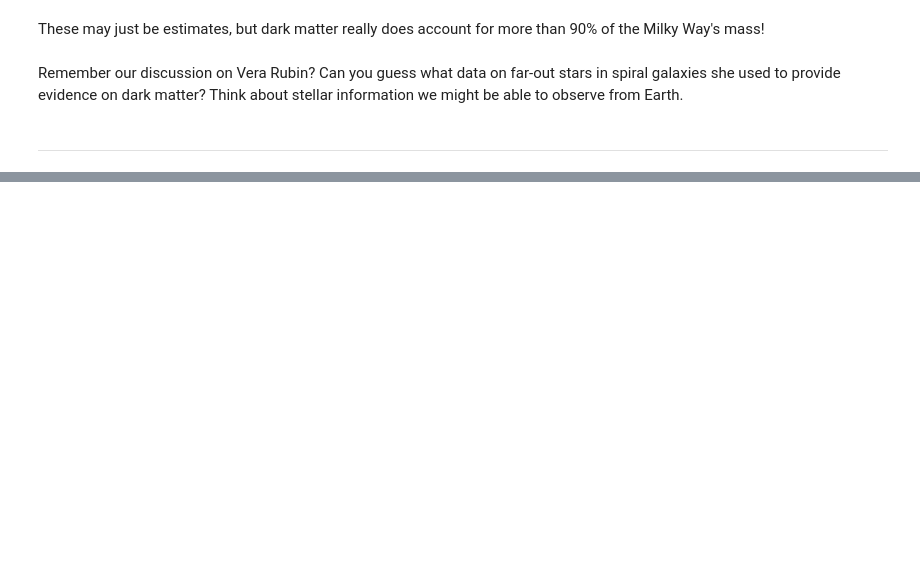
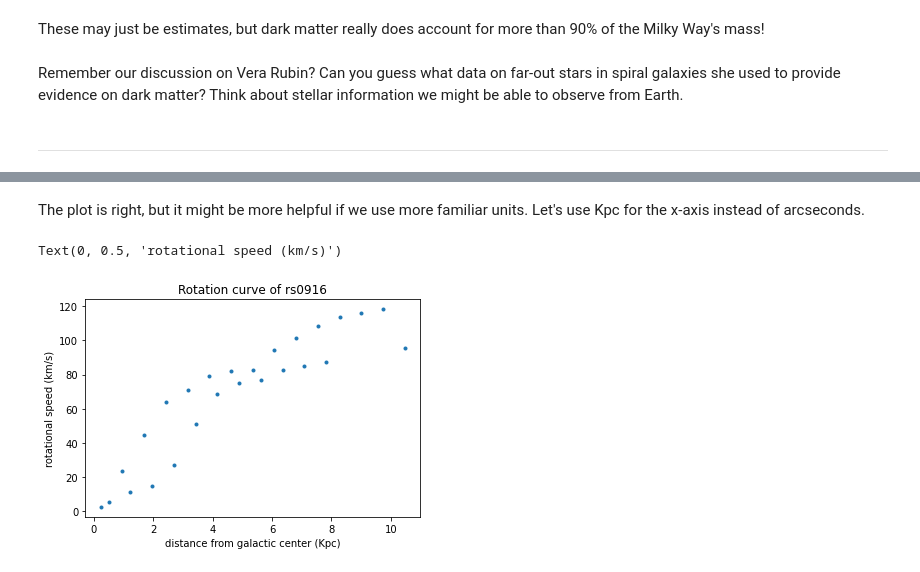
Before and after one commit to kathrynhart1/DMandRCs, a Jupyter notebook: Dark_Matter_and_Weighing_the_Galaxy.ipynb, the cells around one changed output, grey strips where cells are left out. Drawn from its saved outputs; the diff is of its cells as text; code cells hidden in the pictures; blank space fills up the shorter version.

```diff
--- a/Dark_Matter_and_Weighing_the_Galaxy.ipynb
+++ b/Dark_Matter_and_Weighing_the_Galaxy.ipynb
@@ -252,0 +265,17 @@ plt.ylabel
+# %% [markdown]
+The plot is right, but it might be more helpful if we use more familiar units. Let's use Kpc for the x-axis instead of arcseconds.
+# %%
+#these variables are necessary for converting the x-axis from angular distances to linear distances (ignore):
+d = 99.281 #distance in Mpc to rs0916 from Hubble's Law
+conv = 4.848e-6 #arcseconds to radians conversion
+
+x = conv * (abs(rcdata1[:,0])) * d * (10**3) #x values converted first to radians, then to Kpc
+y = abs(rcdata1[:,1]) #y values
+
+plt.plot(x,y,'.')
+plt.title("Rotation curve of rs0916")
+plt.xlabel("distance from galactic center (Kpc)") #x-axis
+plt.ylabel("rotational speed (km/s)") #y-axis
+# %% [output]
+Text(0, 0.5, 'rotational speed (km/s)')
+[figure, added]
```
Also changed, not shown: parts of 39 cells of this notebook.
